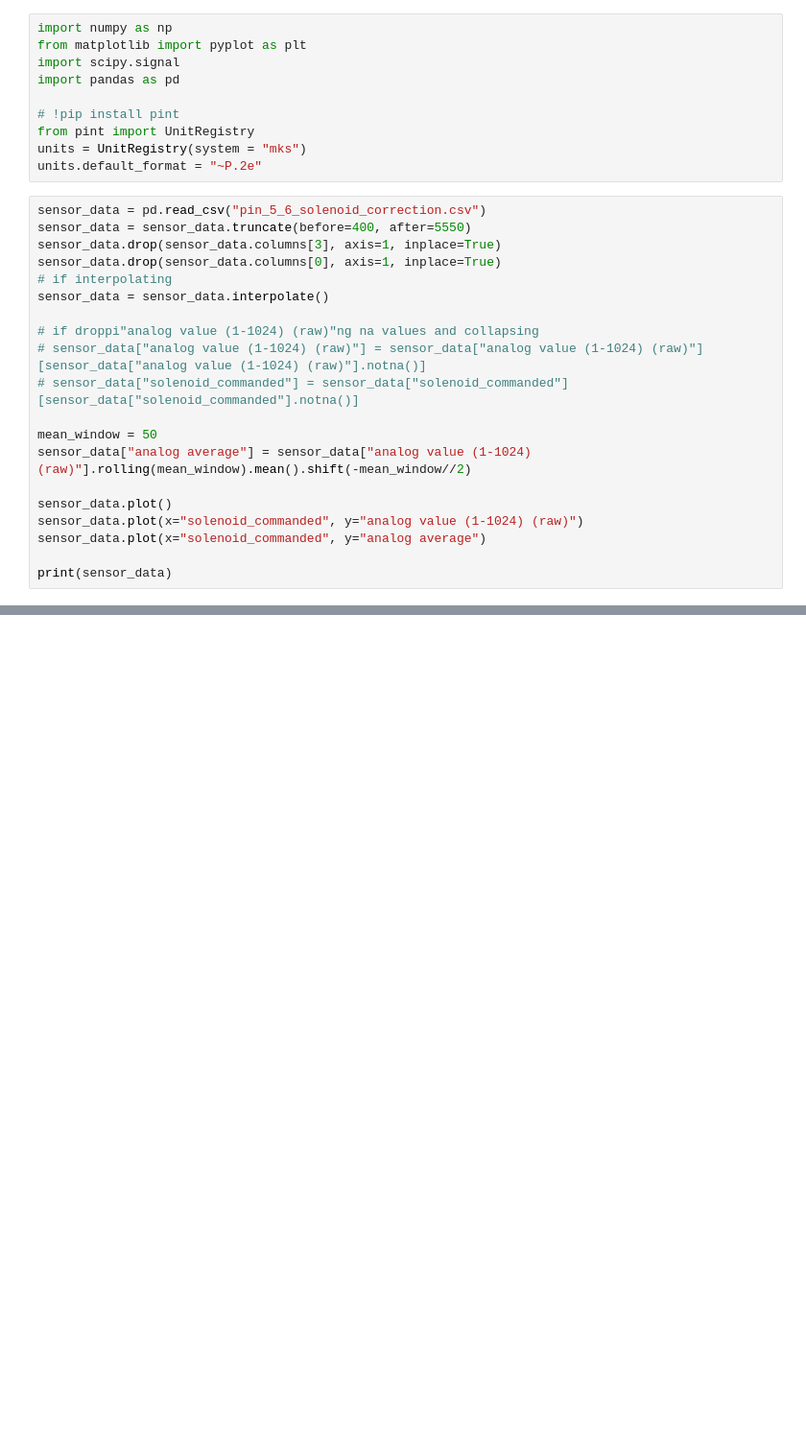
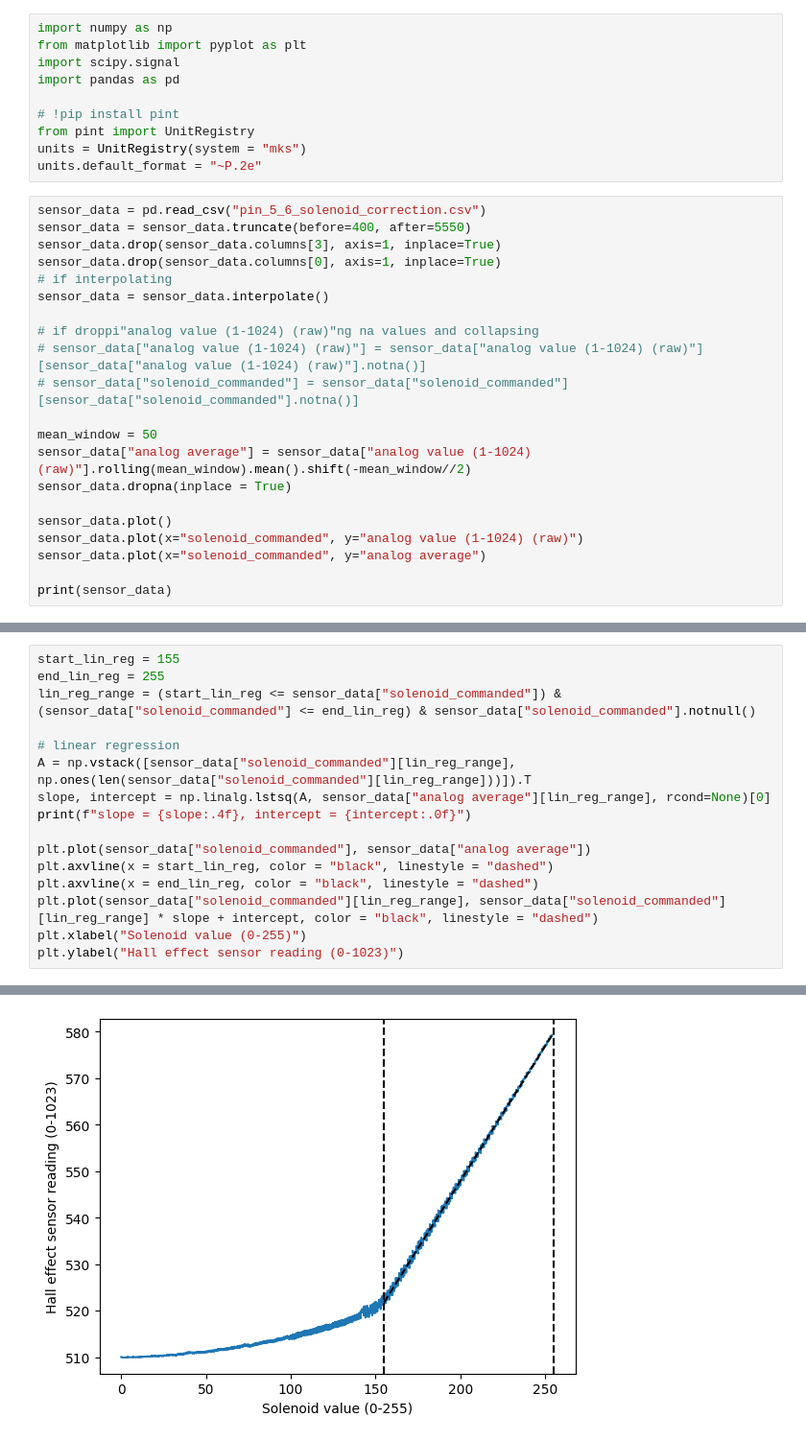
Before and after one commit to JohnnyMaBoi/Magnetic-Levitation, a Jupyter notebook: sensor_data_analysis/sensor_vs_input_function.ipynb, the cells around one changed output, grey strips where cells are left out. Shown: that part at 96% size. Drawn from its saved outputs; the diff is of its cells as text; blank space fills up the shorter version.

```diff
--- a/sensor_data_analysis/sensor_vs_input_function.ipynb
+++ b/sensor_data_analysis/sensor_vs_input_function.ipynb
@@ -22,6 +22,7 @@ sensor_data = sensor_data.interpolate()
 
 mean_window = 50
 sensor_data["analog average"] = sensor_data["analog value (1-1024) (raw)"].rolling(mean_window).mean().shift(-mean_window//2)
+sensor_data.dropna(inplace = True)
 
 sensor_data.plot()
 sensor_data.plot(x="solenoid_commanded", y="analog value (1-1024) (raw)")
@@ -46,3 +47,20 @@ print(sensor_data)
 [figure]
 [figure]
 [figure]
+# %%
+start_lin_reg = 155
+end_lin_reg = 255
+lin_reg_range = (start_lin_reg <= sensor_data["solenoid_commanded"]) & (sensor_data["solenoid_commanded"] <= end_lin_reg) & sensor_data["solenoid_commanded"].notnull()
+
+# linear regression
+A = np.vstack([sensor_data["solenoid_commanded"][lin_reg_range], np.ones(len(sensor_data["solenoid_commanded"][lin_reg_range]))]).T
+slope, intercept = np.linalg.lstsq(A, sensor_data["analog average"][lin_reg_range], rcond=None)[0]
+print(f"slope = {slope:.4f}, intercept = {intercept:.0f}")
+
+plt.plot(sensor_data["solenoid_commanded"], sensor_data["analog average"])
+plt.axvline(x = start_lin_reg, color = "black", linestyle = "dashed")
+plt.axvline(x = end_lin_reg, color = "black", linestyle = "dashed")
+plt.plot(sensor_data["solenoid_commanded"][lin_reg_range], sensor_data["solenoid_commanded"][lin_reg_range] * slope + intercept, color = "black", linestyle = "dashed")
+plt.xlabel("Solenoid value (0-255)")
+plt.ylabel("Hall effect sensor reading (0-1023)")
+# %% [output]
@@ -48,0 +69 @@ print(sensor_data)
+[figure, added]
```
Also changed, not shown: parts of 2 cells of this notebook, 12 other files.
